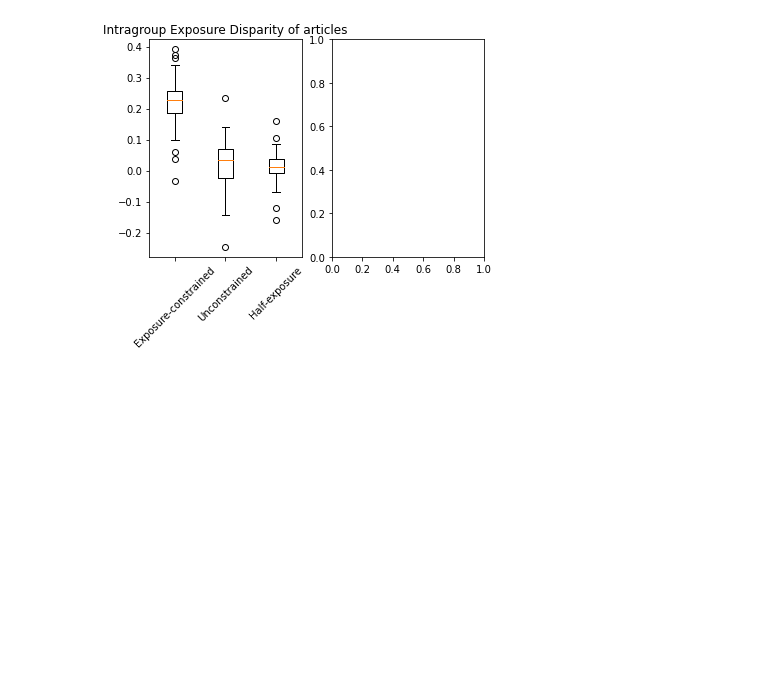
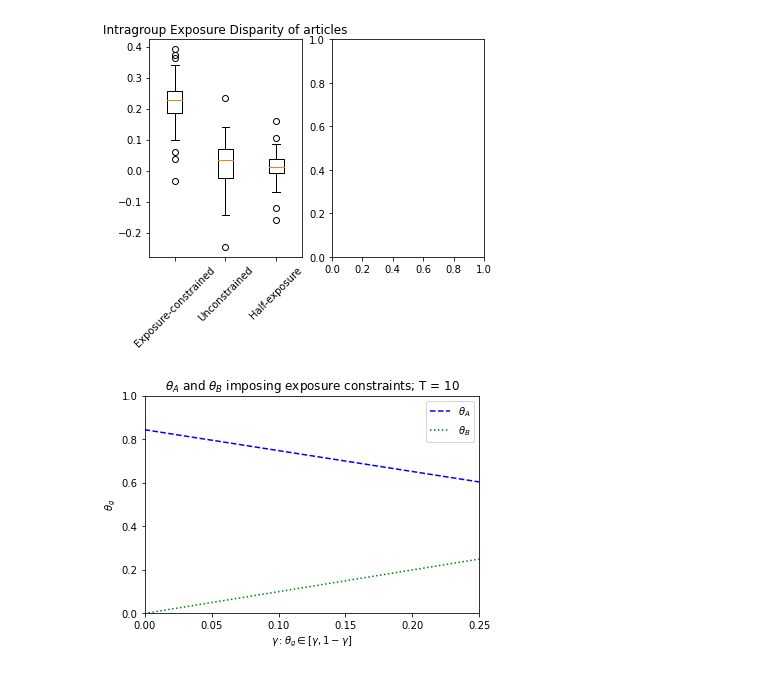
Before and after one commit to jfinocchiaro/long-term-fair-mdps, a Jupyter notebook: political-influence/analysis.ipynb, the cells around one changed output. Saved outputs shown, nothing was run; the diff lists cells and outputs as text; code cells hidden in the pictures; blank space fills up the shorter version.

Commit message:
Adding extra plot for understanding theta with additional exposure constraints

```diff
--- a/political-influence/analysis.ipynb
+++ b/political-influence/analysis.ipynb
@@ -41,7 +41,7 @@ theta_half = {1: 0.5, -1: 0.5}
 #how to show articles at timestep 1
 epsilon = 1e-4
 
-theta_fair = platform_opt.opt_constrained(pi, q, T, epsilon,c,v,beta_dist) #constrained with exposure equality
+theta_fair = platform_opt.opt_constrained(pi, q, T, epsilon,c,v,beta_dist, exposure_e=0.1) #constrained with exposure equality
 #theta_opt = platform_opt.opt_unconstrained(pi, q, T, epsilon,c,v,beta_dist) #unconstrained to optimize clicks
 
 print(theta_fair)
@@ -306,3 +305,29 @@ plt.setp(ax1.xaxis.get_majorticklabels(), rotation=45)
 178849
 [None, None, None, None, None, None]
 [figure]
+# %%
+T=10
+theta_A = {}
+theta_B = {}
+for exp in [0., 0.01, 0.05, 0.1, 0.2, 0.25]:
+    theta_fair = platform_opt.opt_constrained(pi, q, T, epsilon,c,v,beta_dist, exposure_e=exp) #constrained with exposure equality
+    theta_A[exp] = theta_fair[-1]
+    theta_B[exp] = theta_fair[1]
+
+list_A = sorted(theta_A.items()) # sorted by key, return a list of tuples
+eps_A, thetaA = zip(*list_A) # unpack a list of pairs into two tuples
+
+list_B = sorted(theta_B.items()) # sorted by key, return a list of tuples
+eps_B, thetaB = zip(*list_B) # unpack a list of pairs into two tuples
+# %%
+plt.plot(eps_A, thetaA, '--', color = 'blue')
+plt.plot(eps_B, thetaB, ':', color= 'green')
+plt.xlim((0,0.25))
+plt.ylim((0,1.))
+plt.title('$\\theta_A$ and $\\theta_B$ imposing exposure constraints; T = %i' % (T))
+plt.legend(['$\\theta_A$', '$\\theta_B$'])
+plt.xlabel('$\\gamma : \\theta_g \\in [\\gamma, 1-\\gamma]$')
+plt.ylabel('$\\theta_g$')
+plt.show()
+# %% [output]
+[figure, added]
```
Also changed, not shown: parts of 1 cell of this notebook, 1 other file.
